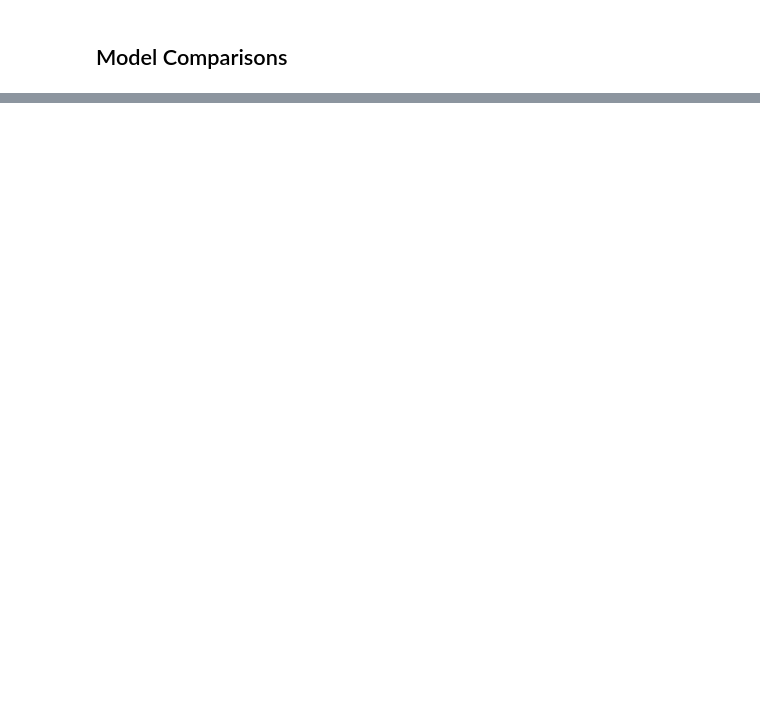
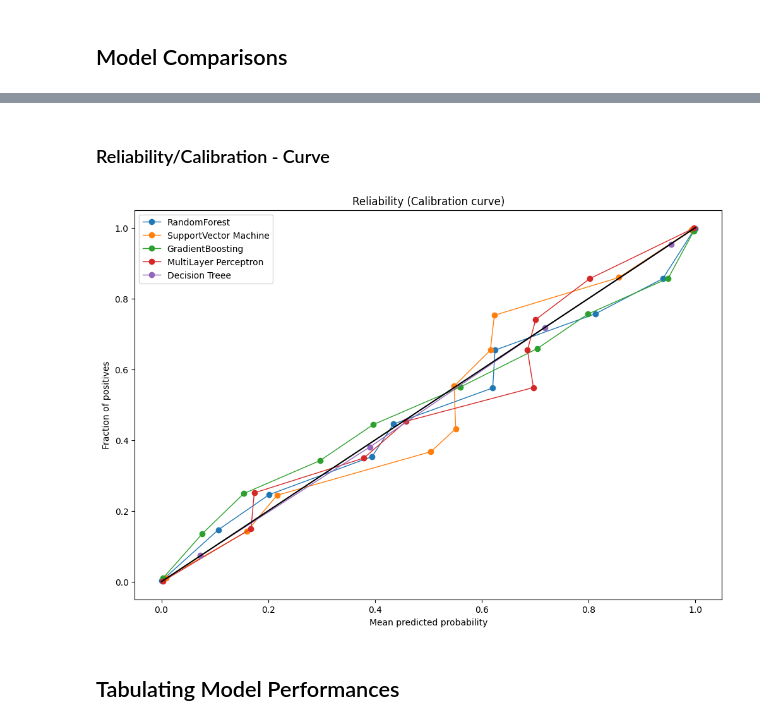
Before and after one commit to Namratha2301/IntrusionDetection, a Jupyter notebook: Intrusion Detection Using Machine Learning.ipynb, the cells around one changed output, grey strips where cells are left out. Cells and saved outputs as stored; diff of their text form; code cells hidden in the pictures; blank space fills up the shorter version.

Commit message:
Model Comparison Results

```diff
--- a/Intrusion Detection Using Machine Learning.ipynb
+++ b/Intrusion Detection Using Machine Learning.ipynb
@@ -1226,0 +1319,29 @@ ax.legend(loc="bottom right")
+# %% [markdown]
+### Reliability/Calibration - Curve
+# %%
+rf_x, rf_y = calibration_curve(y_test, rf_prob, n_bins=10)
+sv_x, sv_y = calibration_curve(y_test, svm_prob, n_bins=10)
+lg_x, lg_y = calibration_curve(y_test, lg_prob, n_bins=10)
+nb_x, nb_y = calibration_curve(y_test, nb_prob, n_bins=10)
+gb_x, gb_y = calibration_curve(y_test, gb_prob, n_bins=10)
+mlp_x, mlp_y = calibration_curve(y_test, mlp_prob, n_bins=10)
+dt_x, dt_y = calibration_curve(y_test,dt_prob,n_bins=10)
+
+fig, ax = plt.subplots(figsize=(12,8))
+ax.plot(rf_x, rf_y, marker= 'o', linewidth= '1', label= 'RandomForest')
+ax.plot(sv_x, sv_y, marker= 'o', linewidth= '1', label= 'SupportVector Machine')
+ax.plot(gb_x, gb_y, marker= 'o', linewidth= '1', label= 'GradientBoosting')
+ax.plot(mlp_x, mlp_y, marker= 'o', linewidth= '1', label= 'MultiLayer Perceptron')
+ax.plot(dt_x, dt_y, marker= 'o', linewidth= '1', label= 'Decision Treee')
+
+line = mlines.Line2D([0,1],[0,1], color='black')
+ax.add_line(line)
+ax.legend()
+plt.xlabel('Mean predicted probability')
+plt.ylabel('Fraction of positives')
+plt.title('Reliability (Calibration curve)')
+plt.show()
+# %% [output]
+[figure, added]
+# %% [markdown]
+## Tabulating  Model Performances
```
Also changed, not shown: parts of 10 cells of this notebook.
